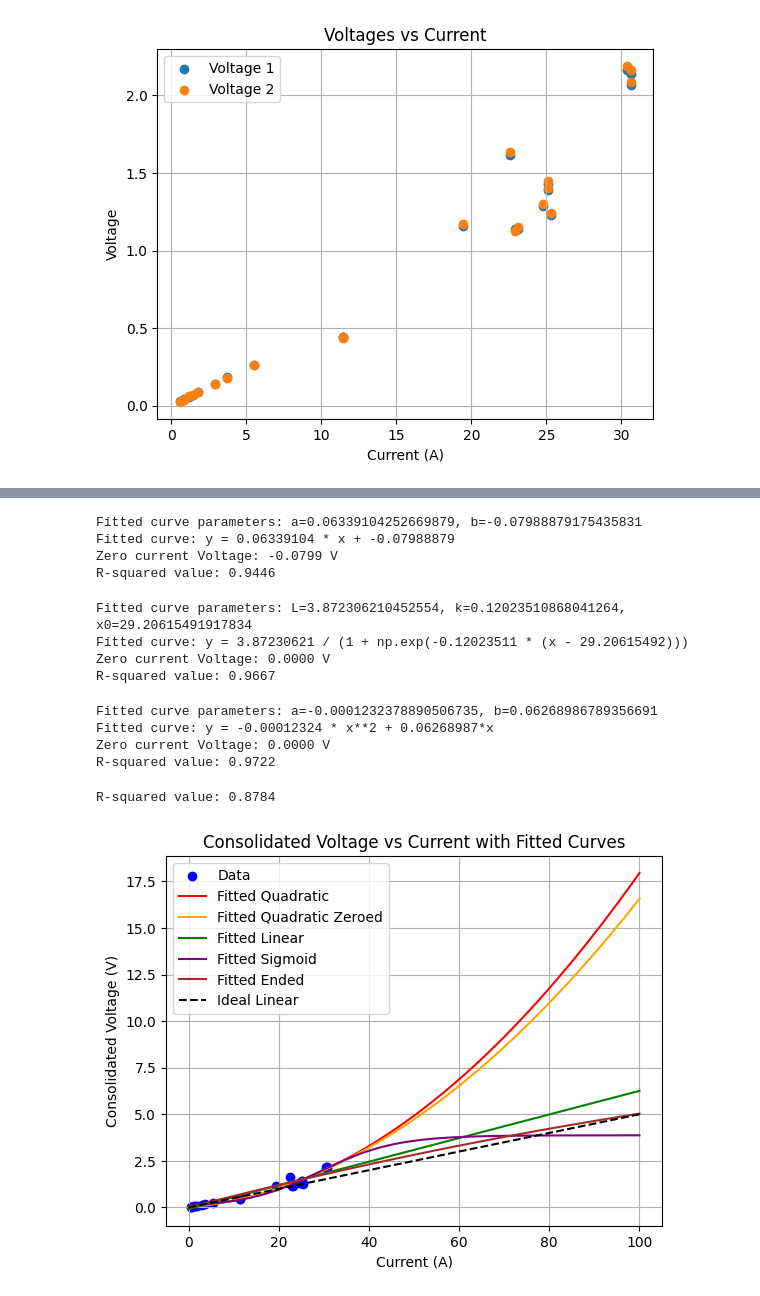
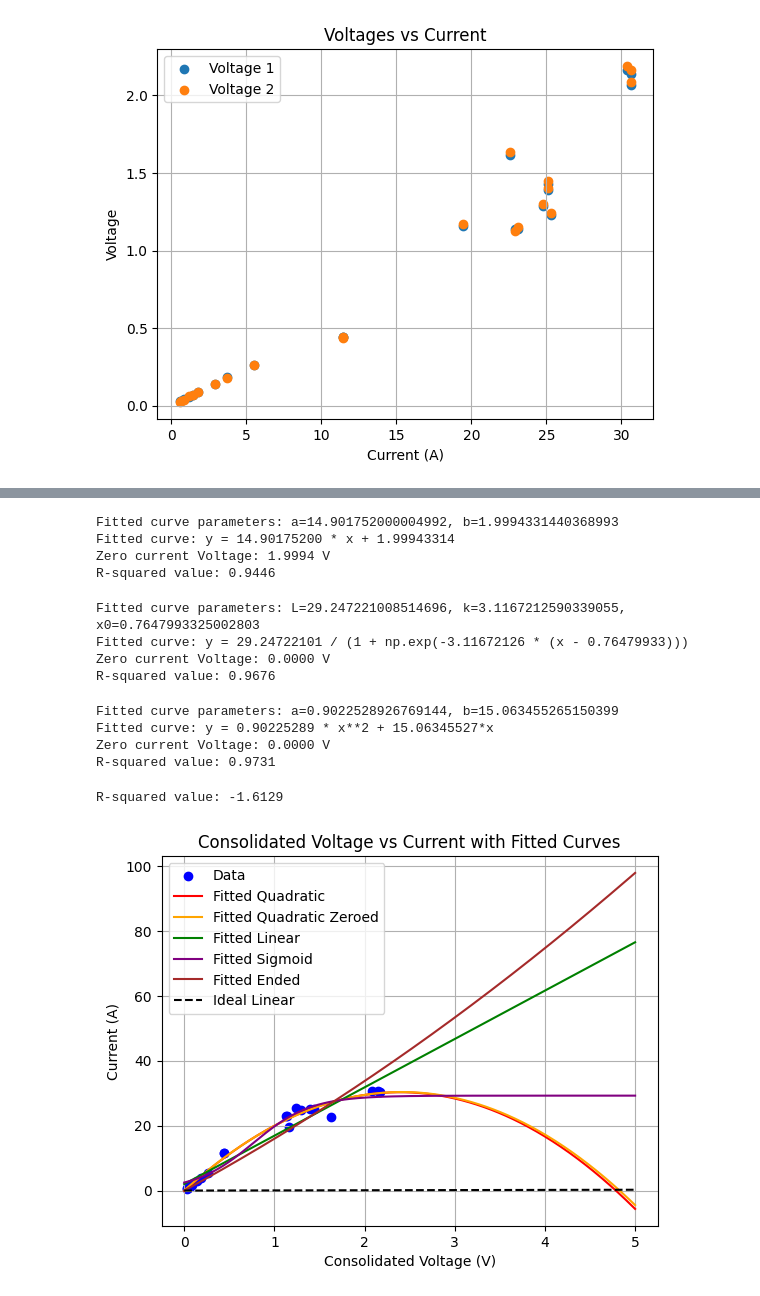
Before and after one commit to Inverated/Proa-II-Electrical-Setup, a Jupyter notebook: Calibration Data 2/Data/Current Sensor/minimisation copy.ipynb, the cells around one changed output, grey strips where cells are left out. Drawn from its saved outputs; the diff is of its cells as text; code cells hidden in the pictures.

```diff
--- a/Calibration Data 2/Data/Current Sensor/minimisation copy.ipynb
+++ b/Calibration Data 2/Data/Current Sensor/minimisation copy.ipynb
@@ -5,7 +5,7 @@ import numpy as np
 import matplotlib.pyplot as plt
 import scipy.optimize as curve_fit
 # %%
-path = Path.cwd().joinpath("Voltages.csv")
+path = Path.cwd().joinpath("readings.csv")
 csv = pd.read_csv(path)
 
 print(csv.head())
@@ -127,22 +127,22 @@ R-squared value: 0.9693
 csv['Consolidated Voltage'] = (csv["Adjusted Voltage 1"] + csv["Adjusted Voltage 2"]) / 2
 
 curve_fit_func_linear = lambda x, a, b: a * x + b
-params, _ = curve_fit.curve_fit(curve_fit_func_linear, csv['Current'], csv['Consolidated Voltage'])
+params, _ = curve_fit.curve_fit(curve_fit_func_linear, csv['Consolidated Voltage'], csv['Current'])
 a, b = params
 print(f"Fitted curve parameters: a={a}, b={b}")
 print(f"Fitted curve: y = {a:.8f} * x + {b:.8f}")
 print(f"Zero current Voltage: {b:.4f} V")
 
 #R-squared value
-residuals = csv['Consolidated Voltage'] - curve_fit_func_linear(csv['Current'], *params)
+residuals = csv['Current'] - curve_fit_func_linear(csv['Consolidated Voltage'], *params)
 residual_sum_squares = np.sum(residuals**2)
-total_sum_squares = np.sum((csv['Consolidated Voltage'] - np.mean(csv['Consolidated Voltage']))**2)
+total_sum_squares = np.sum((csv['Current'] - np.mean(csv['Current']))**2)
 r_squared = 1 - (residual_sum_squares / total_sum_squares)
 print(f"R-squared value: {r_squared:.4f}")
 # %% [output]
-Fitted curve parameters: a=0.06339104252669879, b=-0.07988879175435831
-Fitted curve: y = 0.06339104 * x + -0.07988879
-Zero current Voltage: -0.0799 V
+Fitted curve parameters: a=14.901752000004992, b=1.9994331440368993
+Fitted curve: y = 14.90175200 * x + 1.99943314
+Zero current Voltage: 1.9994 V
 R-squared value: 0.9446
 # %%
 csv['Consolidated Voltage'] = (csv["Adjusted Voltage 1"] + csv["Adjusted Voltage 2"]) / 2
@@ -150,74 +150,74 @@ csv['Consolidated Voltage'] = (csv["Adjusted Voltage 1"] + csv["Adjusted Voltage
 curve_fit_func_sigmoid = lambda x, L, k, x0: L / (1 + np.exp(-k * (x - x0)))
 p0 = [30000, 0.1, 50]
 
-params, _ = curve_fit.curve_fit(curve_fit_func_sigmoid, csv['Current'], csv['Consolidated Voltage'], p0=p0)
+params, _ = curve_fit.curve_fit(curve_fit_func_sigmoid, csv['Consolidated Voltage'], csv['Current'], p0=p0)
 L, k, x0 = params
 print(f"Fitted curve parameters: L={L}, k={k}, x0={x0}")
 print(f"Fitted curve: y = {L:.8f} / (1 + np.exp(-{k:.8f} * (x - {x0:.8f})))")
 print(f"Zero current Voltage: {0:.4f} V")
 
 #R-squared value
-residuals = csv['Consolidated Voltage'] - curve_fit_func_sigmoid(csv['Current'], *params)
+residuals = csv['Current'] - curve_fit_func_sigmoid(csv['Consolidated Voltage'], *params)
 residual_sum_squares = np.sum(residuals**2)
-total_sum_squares = np.sum((csv['Consolidated Voltage'] - np.mean(csv['Consolidated Voltage']))**2)
+total_sum_squares = np.sum((csv['Current'] - np.mean(csv['Current']))**2)
 r_squared = 1 - (residual_sum_squares / total_sum_squares)
 print(f"R-squared value: {r_squared:.4f}")
 # %% [output]
-Fitted curve parameters: L=3.872306210452554, k=0.12023510868041264, x0=29.20615491917834
-Fitted curve: y = 3.87230621 / (1 + np.exp(-0.12023511 * (x - 29.20615492)))
+Fitted curve parameters: L=29.247221008514696, k=3.1167212590339055, x0=0.7647993325002803
+Fitted curve: y = 29.24722101 / (1 + np.exp(-3.11672126 * (x - 0.76479933)))
 Zero current Voltage: 0.0000 V
-R-squared value: 0.9667
+R-squared value: 0.9676
 # %%
 csv['Consolidated Voltage'] = (csv["Adjusted Voltage 1"] + csv["Adjusted Voltage 2"]) / 2
 
 curve_fit_func_ended = lambda x, a, b: a * x**2 + b * x
-params, _ = curve_fit.curve_fit(curve_fit_func_ended, np.append(csv['Current'], 100), np.append(csv['Consolidated Voltage'], 5))
+params, _ = curve_fit.curve_fit(curve_fit_func_ended, np.append(csv['Consolidated Voltage'], 5), np.append(csv['Current'], 100))
 a, b = params
 print(f"Fitted curve parameters: a={a}, b={b}")
 print(f"Fitted curve: y = {a:.8f} * x**2 + {b:.8f}*x")
 print(f"Zero current Voltage: {0:.4f} V")
 
 #R-squared value
-residuals = np.append(csv['Consolidated Voltage'] - curve_fit_func_ended(csv['Current'], *params), 5 - curve_fit_func_ended(100, *params))
+residuals = np.append(csv['Current'] - curve_fit_func_ended(csv['Consolidated Voltage'], *params), 100 - curve_fit_func_ended(5, *params))
 residual_sum_squares = np.sum(residuals**2)
-total_sum_squares = np.sum((np.append(csv['Consolidated Voltage'], 5) - np.mean(np.append(csv['Consolidated Voltage'], 5)))**2)
+total_sum_squares = np.sum((np.append(csv['Current'], 100) - np.mean(np.append(csv['Current'], 100)))**2)
 r_squared = 1 - (residual_sum_squares / total_sum_squares)
 print(f"R-squared value: {r_squared:.4f}")
 # %% [output]
-Fitted curve parameters: a=-0.0001232378890506735, b=0.06268986789356691
-Fitted curve: y = -0.00012324 * x**2 + 0.06268987*x
+Fitted curve parameters: a=0.9022528926769144, b=15.063455265150399
+Fitted curve: y = 0.90225289 * x**2 + 15.06345527*x
 Zero current Voltage: 0.0000 V
-R-squared value: 0.9722
+R-squared value: 0.9731
 # %%
 ideal_linear = lambda x: 5 / 100 * x
-residual_sum_squares = np.sum((csv['Consolidated Voltage'] - ideal_linear(csv['Current']))**2)
-total_sum_squares = np.sum((csv['Consolidated Voltage'] - np.mean(csv['Consolidated Voltage']))**2)
+residual_sum_squares = np.sum((csv['Current'] - ideal_linear(csv['Consolidated Voltage']))**2)
+total_sum_squares = np.sum((csv['Current'] - np.mean(csv['Current']))**2)
 r_squared = 1 - (residual_sum_squares / total_sum_squares)
 print(f"R-squared value: {r_squared:.4f}")
 # %% [output]
-R-squared value: 0.8784
+R-squared value: -1.6129
 # %%
-fitted_squared = lambda x: 0.00163325 * x**2 + 0.01571960*x + 0.05385729                     # R-squared: 0.9707
-fitted_squared_zeroed = lambda x: 0.00142333 * x**2 + 0.02340159*x                        # R-squared: 0.9693
-fitted_linear = lambda x:  0.06339104 * x + -0.07988879                                  # R-squared: 0.9446
-fitted_sigmoid = lambda x: 3.87230621 / (1 + np.exp(-0.12023511 * (x - 29.20615492)))   # R-squared: 0.9667
-fitted_ended = lambda x: -0.00012324 * x**2 + 0.06268987*x                                # R-squared: 0.9722
-fitted_ideal_linear = lambda x: 5 / 100 * x                                     # R-squared: 0.8784
+fitted_squared = lambda x: -5.30152360 * x**2 + 25.40270258*x + -0.13405368                     # R-squared: 0.9851
+fitted_squared_zeroed = lambda x: -5.21064196 * x**2 + 25.15793011*x                      # R-squared: 0.9851
+fitted_linear = lambda x:  14.90175200 * x + 1.99943314                                 # R-squared: 0.9446
+fitted_sigmoid = lambda x: 29.24722101 / (1 + np.exp(-3.11672126 * (x - 0.76479933)))   # R-squared: 0.9676
+fitted_ended = lambda x: 0.90225289 * x**2 + 15.06345527*x                                # R-squared: 0.9731
+fitted_ideal_linear = lambda x: 5 / 100 * x                                     # R-squared:
 # %%
-plt.scatter(csv['Current'], csv['Consolidated Voltage'], label="Data", color='blue')
+plt.scatter(csv['Consolidated Voltage'], csv['Current'], label="Data", color='blue')
 
-x_values = np.linspace(0, 100, 500)
+x_values = np.linspace(0, 5, 500)
 plt.plot(x_values, fitted_squared(x_values), label="Fitted Quadratic", color='red')
 plt.plot(x_values, fitted_squared_zeroed(x_values), label="Fitted Quadratic Zeroed", color='orange')
 plt.plot(x_values, fitted_linear(x_values), label="Fitted Linear", color='green')
 plt.plot(x_values, fitted_sigmoid(x_values), label="Fitted Sigmoid", color='purple')
 plt.plot(x_values, fitted_ended(x_values), label="Fitted Ended", color='brown')
 plt.plot(x_values, fitted_ideal_linear(x_values), label="Ideal Linear", color='black', linestyle='dashed')
-plt.xlabel("Current (A)")
-plt.ylabel("Consolidated Voltage (V)")
+plt.xlabel("Consolidated Voltage (V)")
+plt.ylabel("Current (A)")
 plt.title("Consolidated Voltage vs Current with Fitted Curves")
 plt.legend()
 plt.grid()
 # %% [output]
-[figure, old version]
+[figure, new version]
 # %%
```
Also changed, not shown: parts of 4 cells of this notebook, 21 other files.
